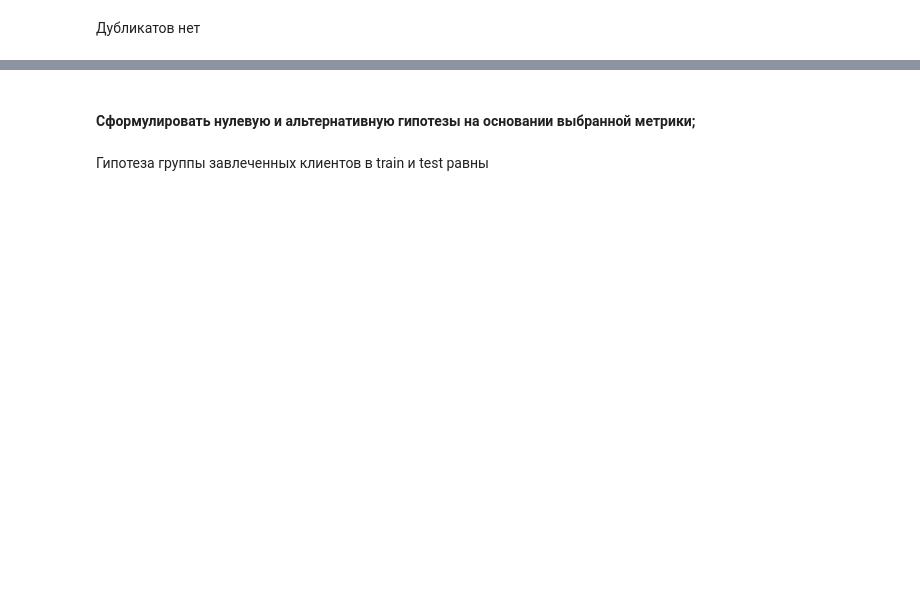
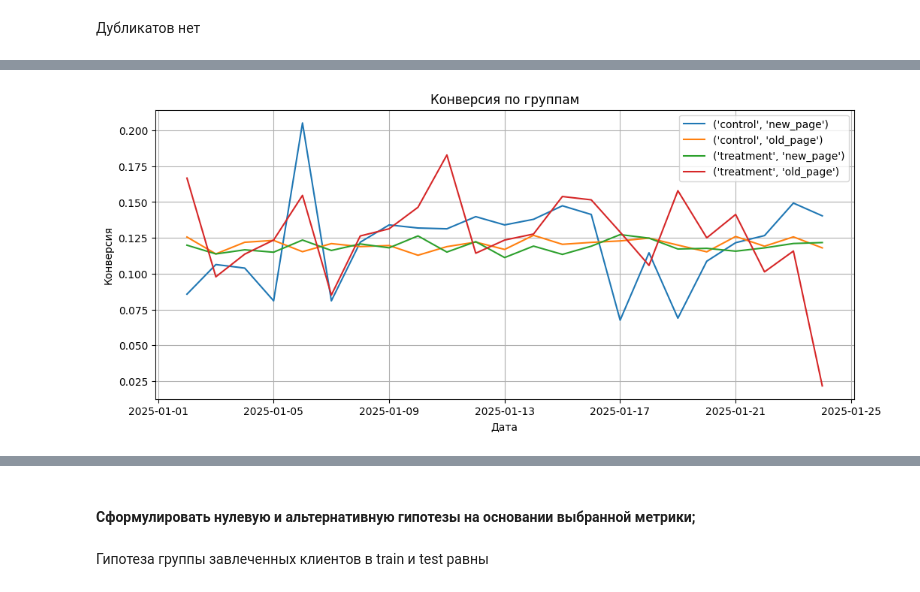
Before and after one commit to TimWHitee/gp_4_AB, a Jupyter notebook: GP_4_Statistics_Первичное.ipynb, the cells around one changed output, grey strips where cells are left out. Saved outputs shown, nothing was run; the diff lists cells and outputs as text; code cells hidden in the pictures; blank space fills up the shorter version.

```diff
--- a/GP_4_Statistics_Первичное.ipynb
+++ b/GP_4_Statistics_Первичное.ipynb
@@ -97,0 +126,3 @@ memory usage: 11.2+ MB
+# %%
+data['date'] = pd.to_datetime(data['timestamp']).dt.date
+data
@@ -97,0 +143,25 @@ memory usage: 11.2+ MB
+# %%
+daily_conv = data.groupby(['date', 'group', 'landing_page'])['converted'].mean().reset_index()
+
+# date	group	landing_page	converted
+# 0	2025-01-02	control	new_page	0.085714
+# 1	2025-01-02	control	old_page	0.125568
+# 2	2025-01-02	treatment	new_page	0.119874
+# 3	2025-01-02	treatment	old_page	0.166667
+# 4	2025-01-03	control	new_page	0.106383
+
+fig, axes = plt.subplots(figsize=(12, 5))
+
+for label, df in daily_conv.groupby(['group', 'landing_page']):
+    axes.plot(df['date'], df['converted'], label=label)
+
+
+
+axes.set_title('Конверсия по группам')
+axes.set_xlabel('Дата')
+axes.set_ylabel('Конверсия')
+axes.legend()
+plt.grid(True)
+plt.show()
+# %% [output]
+[figure, added]
```
Also changed, not shown: parts of 18 cells of this notebook, 2 other files.
